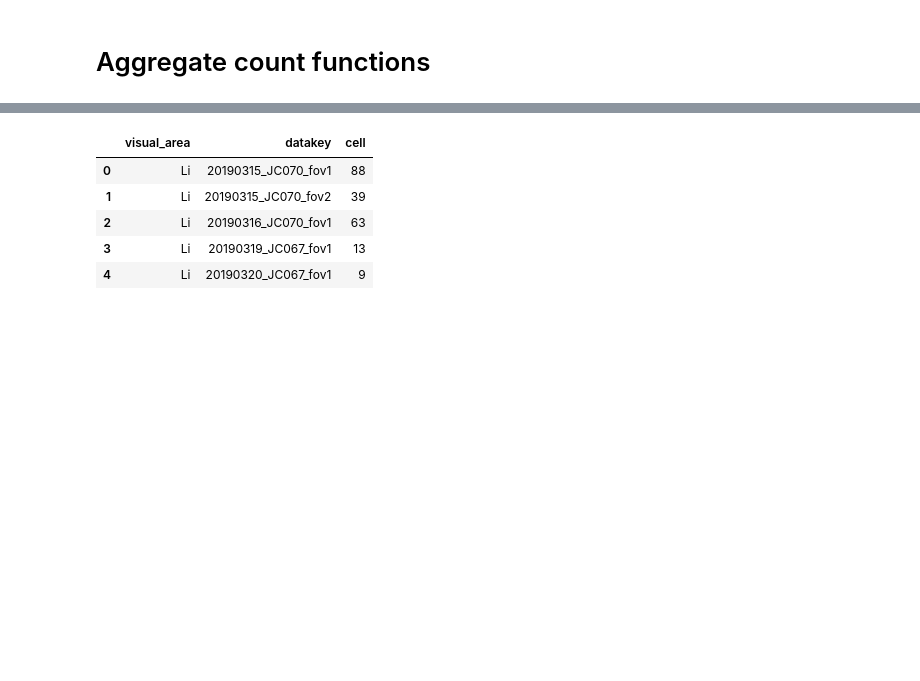
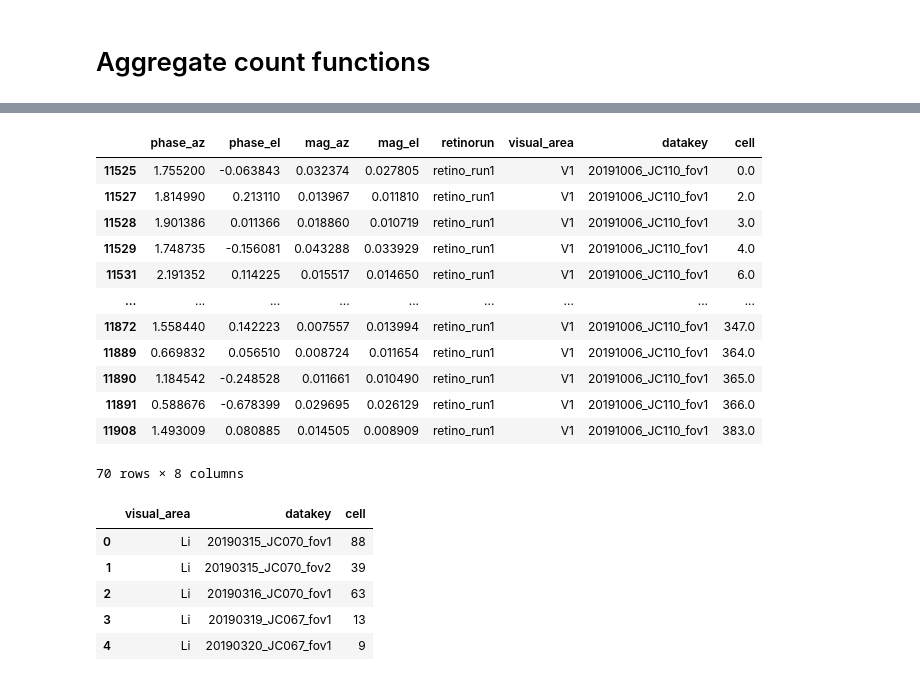
Before and after one commit to julianarhee/rat-2p-area-characterizations, a Jupyter notebook: analyze2p/aggregate/dataset_stats.ipynb, the cells around one changed output, grey strips where cells are left out. Drawn from its saved outputs; the diff is of its cells as text; code cells hidden in the pictures; blank space fills up the shorter version.

```diff
--- a/analyze2p/aggregate/dataset_stats.ipynb
+++ b/analyze2p/aggregate/dataset_stats.ipynb
@@ -346,3 +155,19 @@ retino_responsive.head()
+# %%
+retino_responsive[retino_responsive.datakey=='20191006_JC110_fov1']
+# %% [output]
+|  | phase_az | phase_el | mag_az | mag_el | retinorun | visual_area | datakey | cell |
+| 11525 | 1.755200 | -0.063843 | 0.032374 | 0.027805 | retino_run1 | V1 | 20191006_JC110_fov1 | 0.0 |
+| 11527 | 1.814990 | 0.213110 | 0.013967 | 0.011810 | retino_run1 | V1 | 20191006_JC110_fov1 | 2.0 |
+| 11528 | 1.901386 | 0.011366 | 0.018860 | 0.010719 | retino_run1 | V1 | 20191006_JC110_fov1 | 3.0 |
+| 11529 | 1.748735 | -0.156081 | 0.043288 | 0.033929 | retino_run1 | V1 | 20191006_JC110_fov1 | 4.0 |
+| 11531 | 2.191352 | 0.114225 | 0.015517 | 0.014650 | retino_run1 | V1 | 20191006_JC110_fov1 | 6.0 |
+| ... | ... | ... | ... | ... | ... | ... | ... | ... |
+| 11872 | 1.558440 | 0.142223 | 0.007557 | 0.013994 | retino_run1 | V1 | 20191006_JC110_fov1 | 347.0 |
+| 11889 | 0.669832 | 0.056510 | 0.008724 | 0.011654 | retino_run1 | V1 | 20191006_JC110_fov1 | 364.0 |
+| 11890 | 1.184542 | -0.248528 | 0.011661 | 0.010490 | retino_run1 | V1 | 20191006_JC110_fov1 | 365.0 |
+| 11891 | 0.588676 | -0.678399 | 0.029695 | 0.026129 | retino_run1 | V1 | 20191006_JC110_fov1 | 366.0 |
+| 11908 | 1.493009 | 0.080885 | 0.014505 | 0.008909 | retino_run1 | V1 | 20191006_JC110_fov1 | 383.0 |
+70 rows × 8 columns
 # %%
 # Count
 retino_counts = retino_responsive.dropna()\
```
Also changed, not shown: parts of 22 cells of this notebook, 2 other files.
